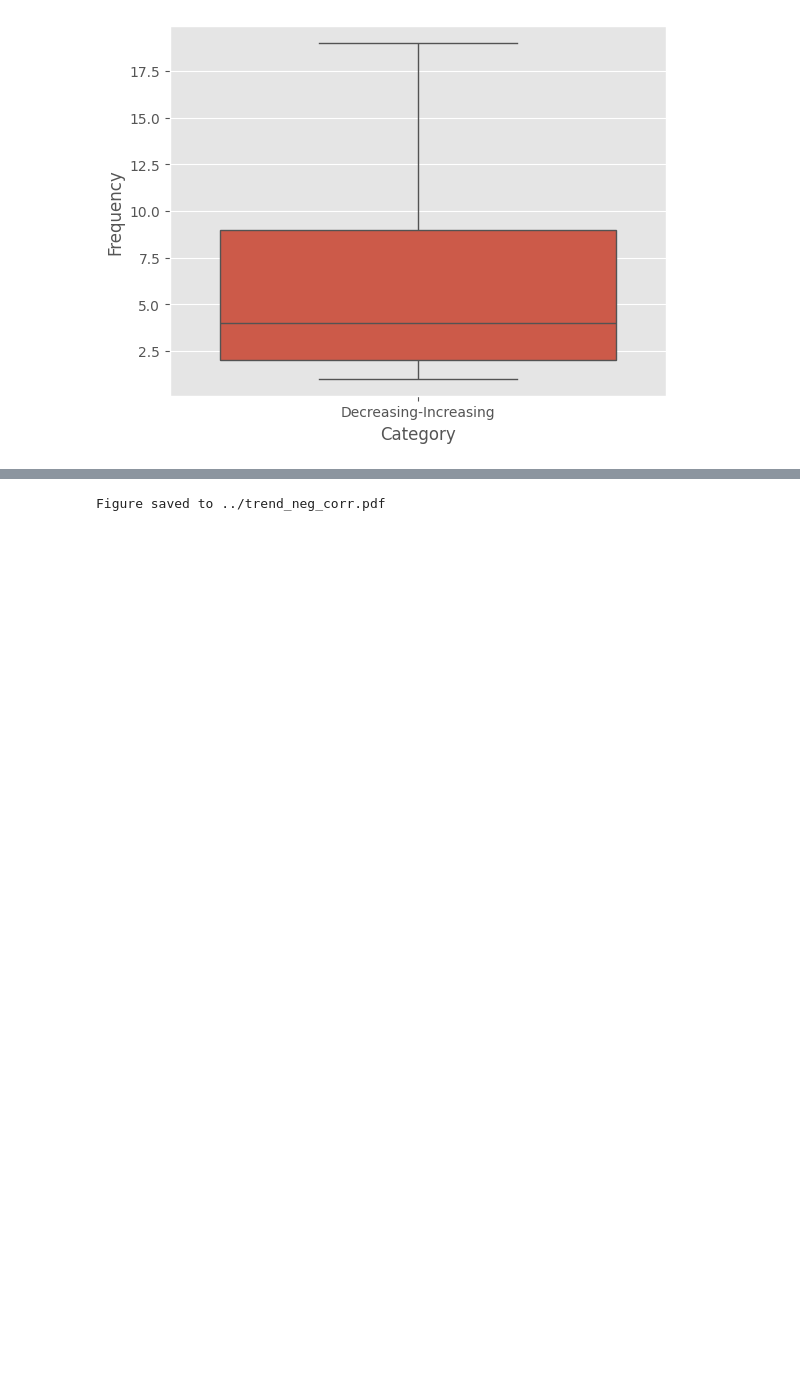
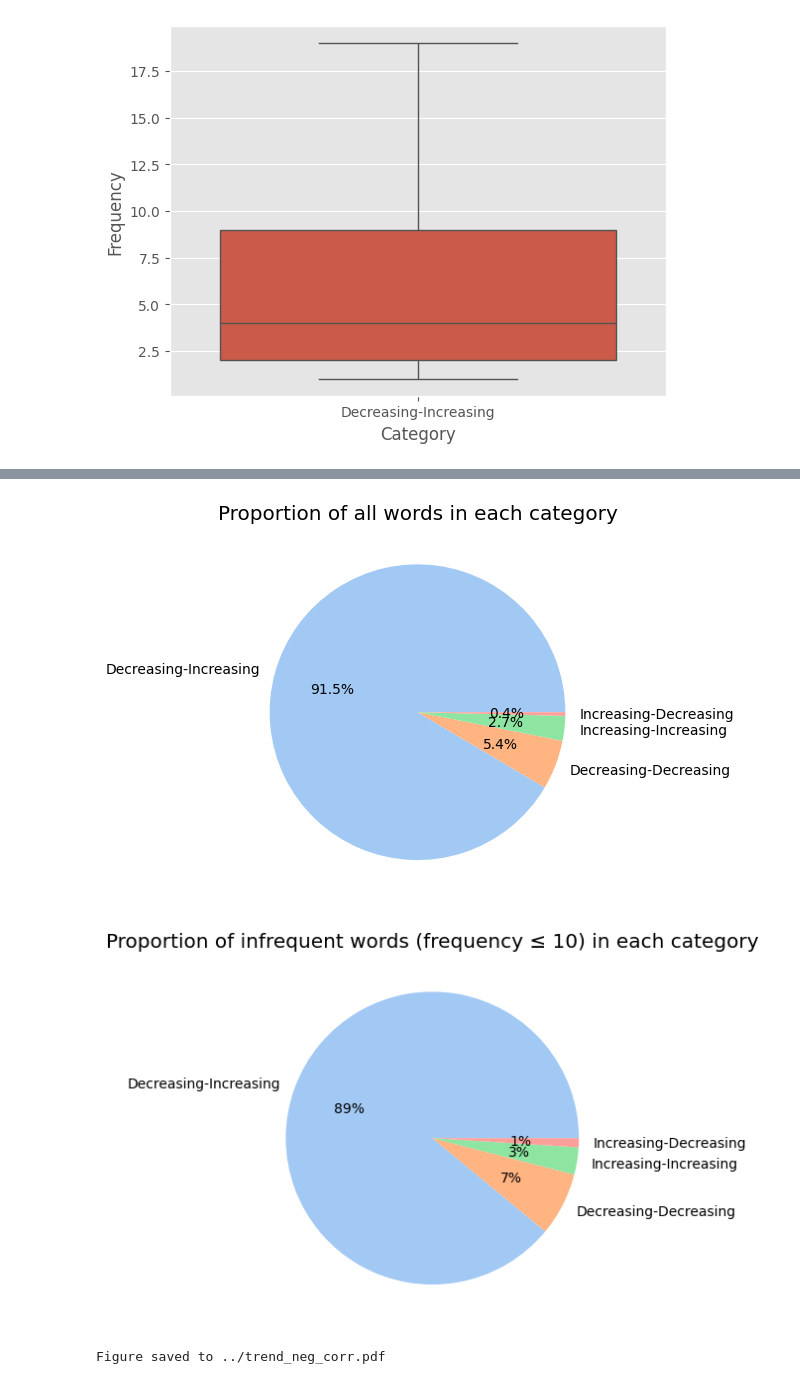
Before and after one commit to NazaninShafiabadi/antisurprisal, a Jupyter notebook: src/indiv_surprisal_analysis.ipynb, the cells around one changed output, grey strips where cells are left out. Saved outputs shown, nothing was run; the diff lists cells and outputs as text; code cells hidden in the pictures; blank space fills up the shorter version.

```diff
--- a/src/indiv_surprisal_analysis.ipynb
+++ b/src/indiv_surprisal_analysis.ipynb
@@ -169,3 +189,16 @@ plt.show()
+# %%
+colors = sns.color_palette('pastel')[0:4]
+
+plt.pie(categories_df['overall_prop'], labels=categories_df['trend_category'], colors=colors, autopct='%.1f%%')
+plt.title('Proportion of all words in each category')
+plt.show()
+
+plt.pie(categories_df['infreq_prop'], labels=categories_df['trend_category'], colors=colors, autopct='%.f%%')
+plt.title('Proportion of infrequent words (frequency ≤ 10) in each category')
+plt.show()
+# %% [output]
+[figure, added]
+[figure, added]
 # %%
 # Decreasing-Increasing: 'flesh'/'banned'/'regain'/'heating',
 # Increasing-Decreasing: 'comical'/'jewellery'/'outdoor'/'grammatical'
```
Also changed, not shown: parts of 6 cells of this notebook, 8 other files.
